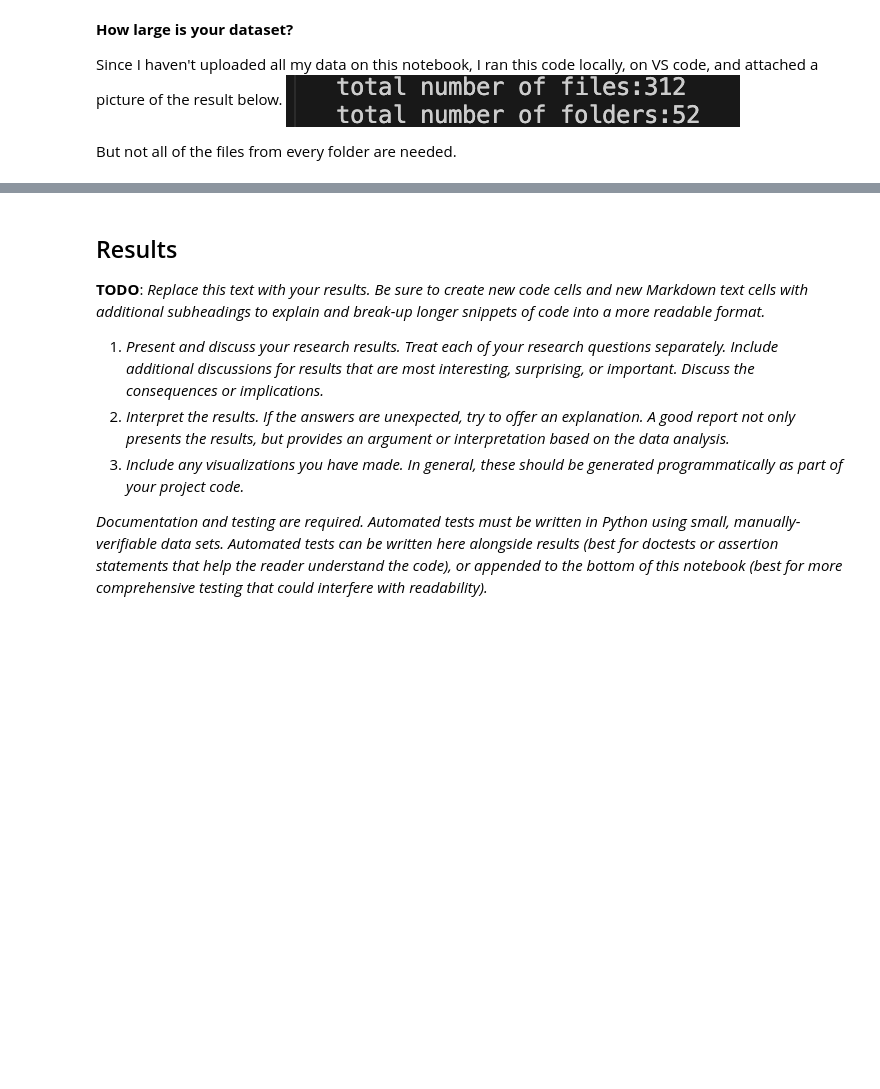
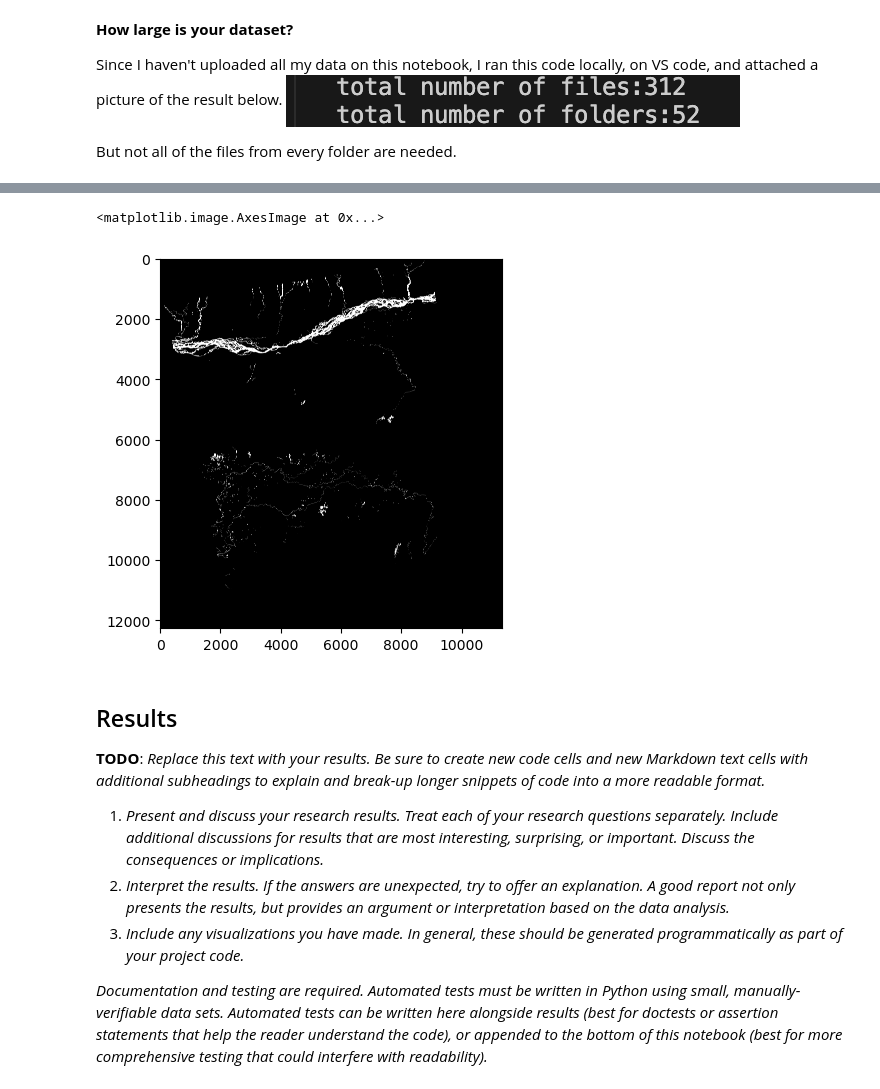
Before and after one commit to NarenRamakrishnan/Machine-Learning-Techniques-for-Flood-Extent-Detection, a Jupyter notebook: project.ipynb, the cells around one changed output, grey strips where cells are left out. Drawn from its saved outputs; the diff is of its cells as text; code cells hidden in the pictures; blank space fills up the shorter version.

Commit message:
Added description of data

```diff
--- a/project.ipynb
+++ b/project.ipynb
@@ -190,7 +190,7 @@ def download_all_files(folder_url, download_dir):
 
 if __name__ == "__main__":
     base_url="https://staging.source.coop/nasa/floods"
-    base_dir="flood_extent_data" # I changed the base_dir so it would work with this jupyter
+    base_dir="data" # I changed the base_dir so it would work with this jupyter
     # notebook as well
 
     for flood_name in flood_names:
@@ -233,7 +233,7 @@ This is the final step and involves interpreting the results to address the rese
 1. *What did you learn about your data from doing the EDA?*
 1. *How did your understanding of the data setting change?*
 # %%
-base_dir="flood_extent_data"
+base_dir="data"
 total=0
 flood_names=os.listdir(base_dir)
 for flood in flood_names:
@@ -254,3 +279,14 @@ But not all of the files from every folder are needed.
+# %%
+"""
+This shows an example of the .png files for visualization.
+"""
+
+import imageio.v3 as iio
+import matplotlib.pyplot as plt
+plt.imshow(iio.imread("data/bangladesh_20170314t115609/bangladesh_20170314t115609_label.png"),cmap="gray")
+# %% [output]
+<matplotlib.image.AxesImage at 0x...>
+[figure, added]
 # %% [markdown]
 ## Results
 
```
Also changed, not shown: parts of 3 cells of this notebook.
